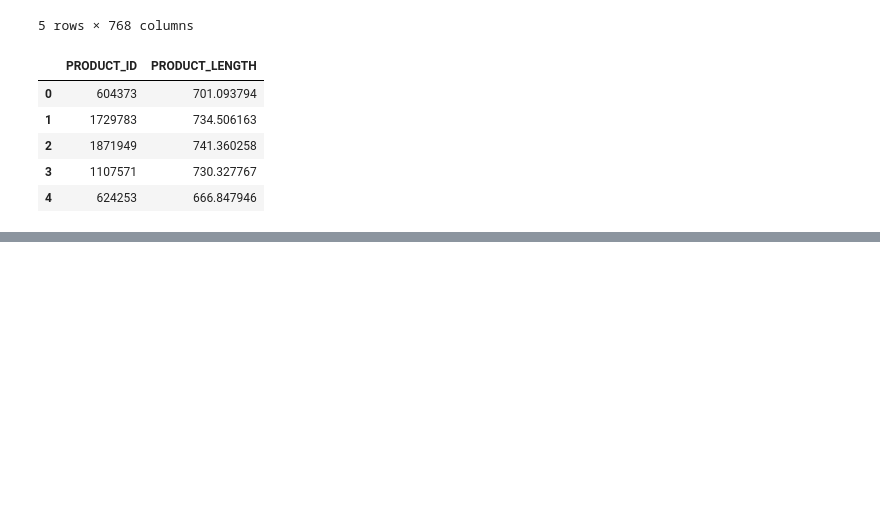
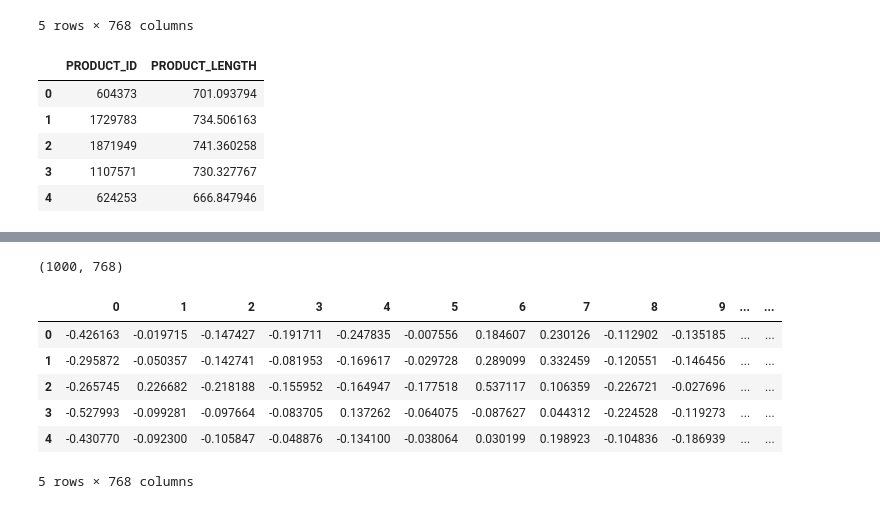
Before and after one commit to gakash2k01/amazon_ml_challenge, a Jupyter notebook: eda.ipynb, the cells around one changed output, grey strips where cells are left out. Cells and saved outputs as stored; diff of their text form; code cells hidden in the pictures; blank space fills up the shorter version.

```diff
--- a/eda.ipynb
+++ b/eda.ipynb
@@ -288,0 +468,6 @@ sub.head()
+# %%
+test = pd.read_csv('dataset/train_embed.csv')
+# %%
+test.shape
+# %% [output]
+(1000, 768)
@@ -288,0 +476,10 @@ sub.head()
+# %%
+test.head()
+# %% [output]
+|  | 0 | 1 | 2 | 3 | 4 | 5 | 6 | 7 | 8 | 9 | ... | ... |
+| 0 | -0.426163 | -0.019715 | -0.147427 | -0.191711 | -0.247835 | -0.007556 | 0.184607 | 0.230126 | -0.112902 | -0.135185 | ... | ... |
+| 1 | -0.295872 | -0.050357 | -0.142741 | -0.081953 | -0.169617 | -0.029728 | 0.289099 | 0.332459 | -0.120551 | -0.146456 | ... | ... |
+| 2 | -0.265745 | 0.226682 | -0.218188 | -0.155952 | -0.164947 | -0.177518 | 0.537117 | 0.106359 | -0.226721 | -0.027696 | ... | ... |
+| 3 | -0.527993 | -0.099281 | -0.097664 | -0.083705 | 0.137262 | -0.064075 | -0.087627 | 0.044312 | -0.224528 | -0.119273 | ... | ... |
+| 4 | -0.430770 | -0.092300 | -0.105847 | -0.048876 | -0.134100 | -0.038064 | 0.030199 | 0.198923 | -0.104836 | -0.186939 | ... | ... |
+5 rows × 768 columns
```
Also changed, not shown: parts of 29 cells of this notebook, 16 other files.
